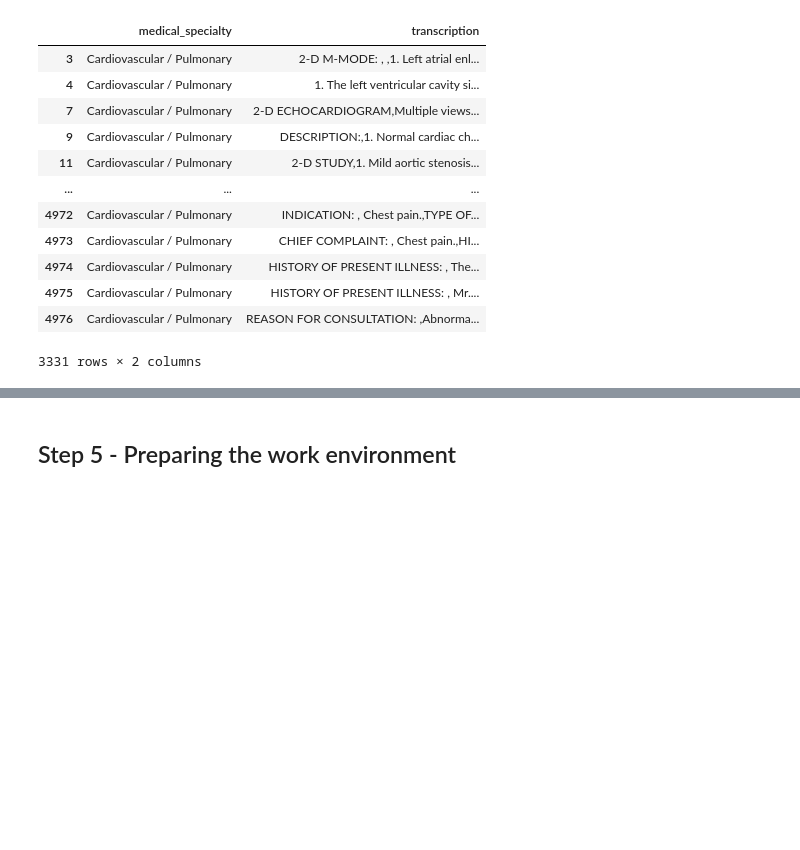
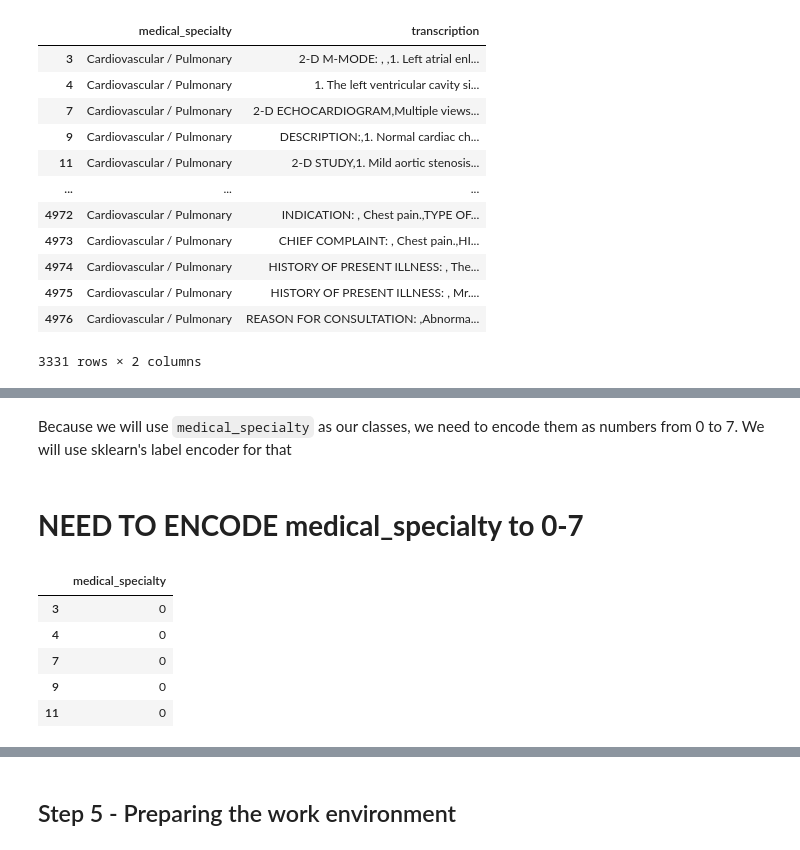
Before and after one commit to socd06/SyferText, a Jupyter notebook: tutorials/usecases/UC02 - Medical Text Classification - Private Datasets - (Secure Training).ipynb, the cells around one changed output, grey strips where cells are left out. Cells and saved outputs as stored; diff of their text form; code cells hidden in the pictures; blank space fills up the shorter version.

```diff
--- a/tutorials/usecases/UC02 - Medical Text Classification - Private Datasets - (Secure Training).ipynb
+++ b/tutorials/usecases/UC02 - Medical Text Classification - Private Datasets - (Secure Training).ipynb
@@ -246,0 +256,20 @@ X_filtered
+# %% [markdown]
+Because we will use `medical_specialty` as our classes, we need to encode them as numbers from 0 to 7. We will use sklearn's label encoder for that
+# %% [markdown]
+# **NEED TO ENCODE medical_specialty to 0-7**
+# %%
+from sklearn.preprocessing import LabelEncoder
+
+cat_features = ['medical_specialty']
+encoder = LabelEncoder()
+
+# Apply the label encoder to each column
+encoded = X_filtered[cat_features].apply(encoder.fit_transform)
+encoded.head()
+# %% [output]
+|  | medical_specialty |
+| 3 | 0 |
+| 4 | 0 |
+| 7 | 0 |
+| 9 | 0 |
+| 11 | 0 |
```
Also changed, not shown: parts of 12 cells of this notebook, 1 other file.
